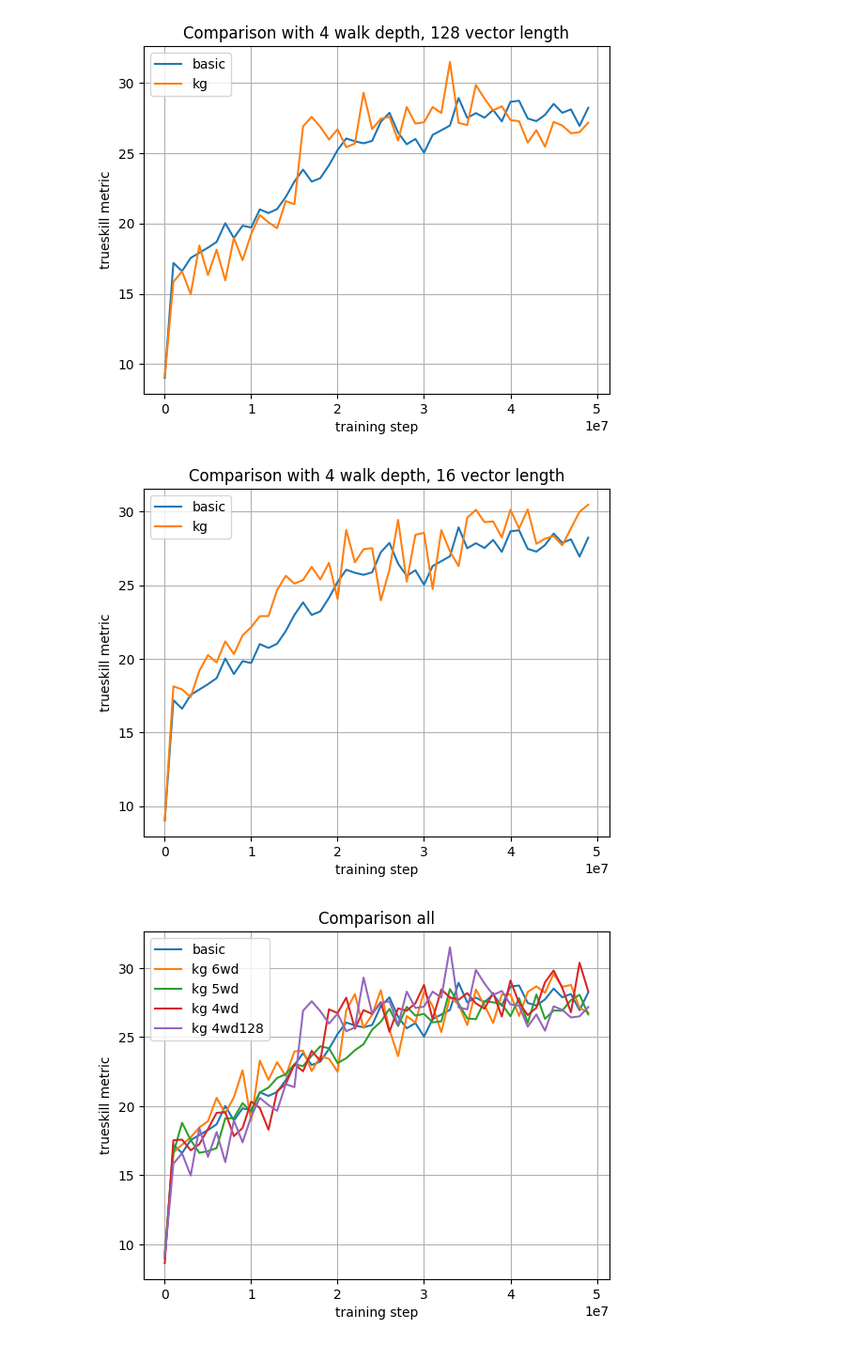
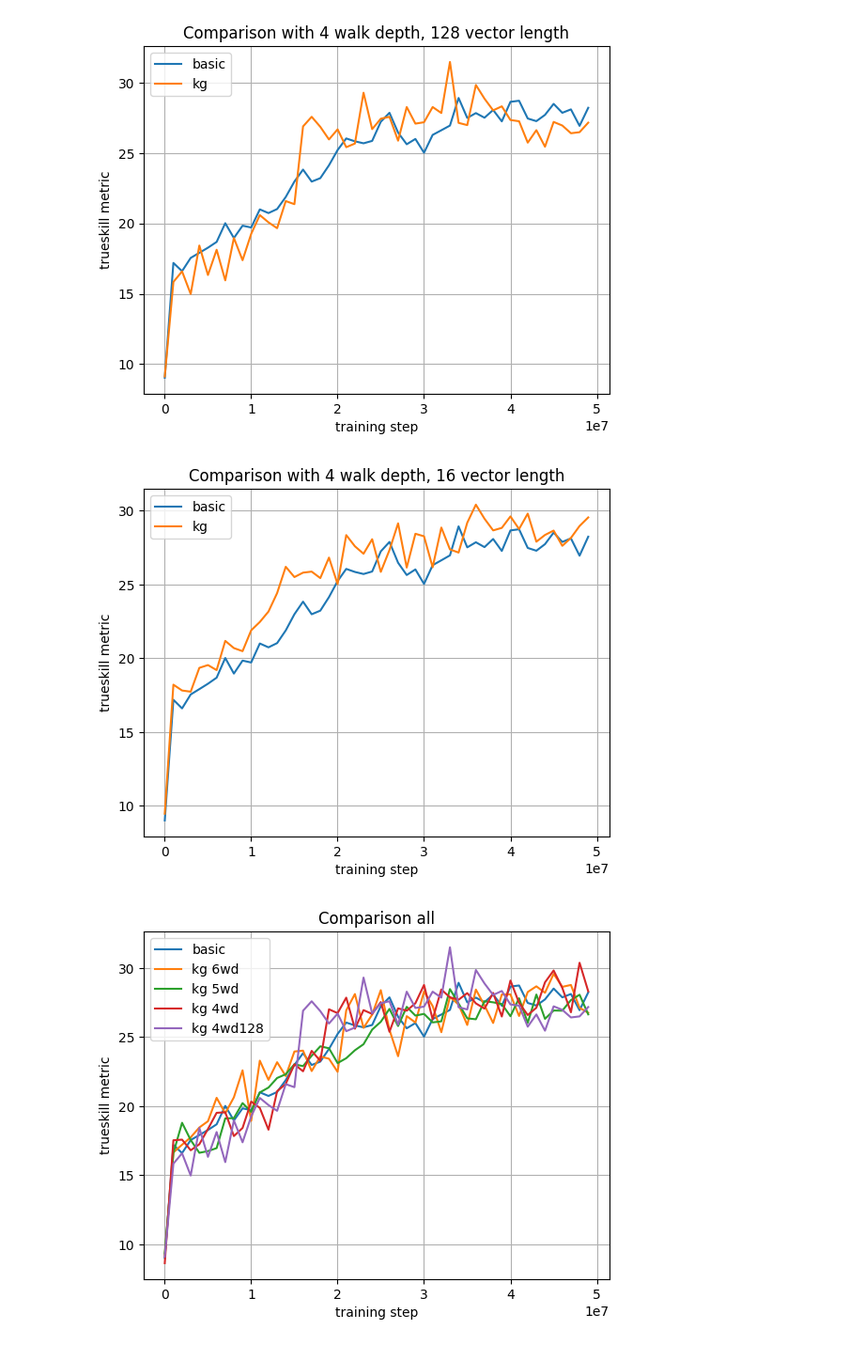
Before and after one commit to adFrej/kg-rl-rts, a Jupyter notebook: results/score_plots.ipynb, the cells around one changed output. Shown at 94% size. Drawn from its saved outputs; the diff is of its cells as text; code cells hidden in the pictures.

```diff
--- a/results/score_plots.ipynb
+++ b/results/score_plots.ipynb
@@ -48,10 +48,11 @@ s = Scorer().add_many_scores(basic_50, "basic").add_many_scores([
 # %%
 s = Scorer().add_many_scores(basic_50, "basic").add_many_scores([
     r"MicroRTSGridModeVecEnv__ppo_gridnet__prior__kg6__33__1726129791",
     r"MicroRTSGridModeVecEnv__ppo_gridnet__prior__kg6__34__1726185003",
+    r"MicroRTSGridModeVecEnv__ppo_gridnet__prior__kg6__35__1726265580",
 ], "kg", directory="kg6").draw_avg("Comparison with 4 walk depth, 16 vector length", file="score_kg_4wd16")
 # %% [output]
-[figure, old version]
+[figure, new version]
 # %%
 s = Scorer()\
     .add_many_scores(basic_50, "basic")\
```
Also changed, not shown: 55 other files.
